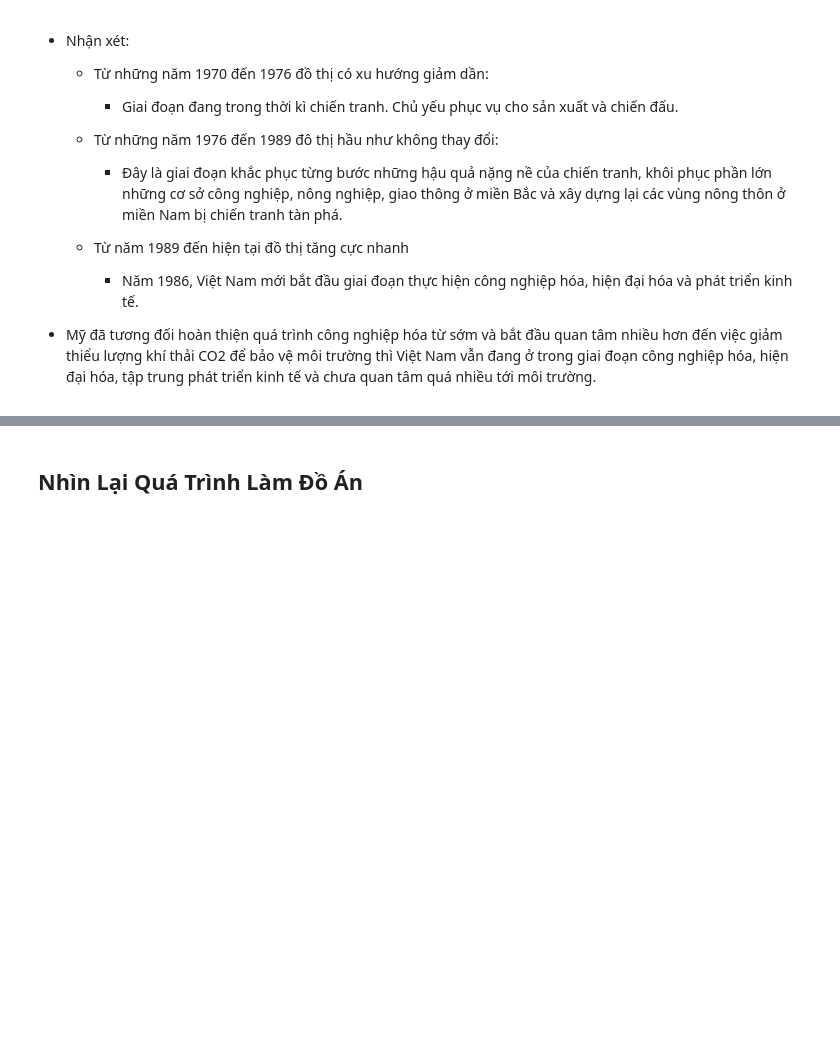
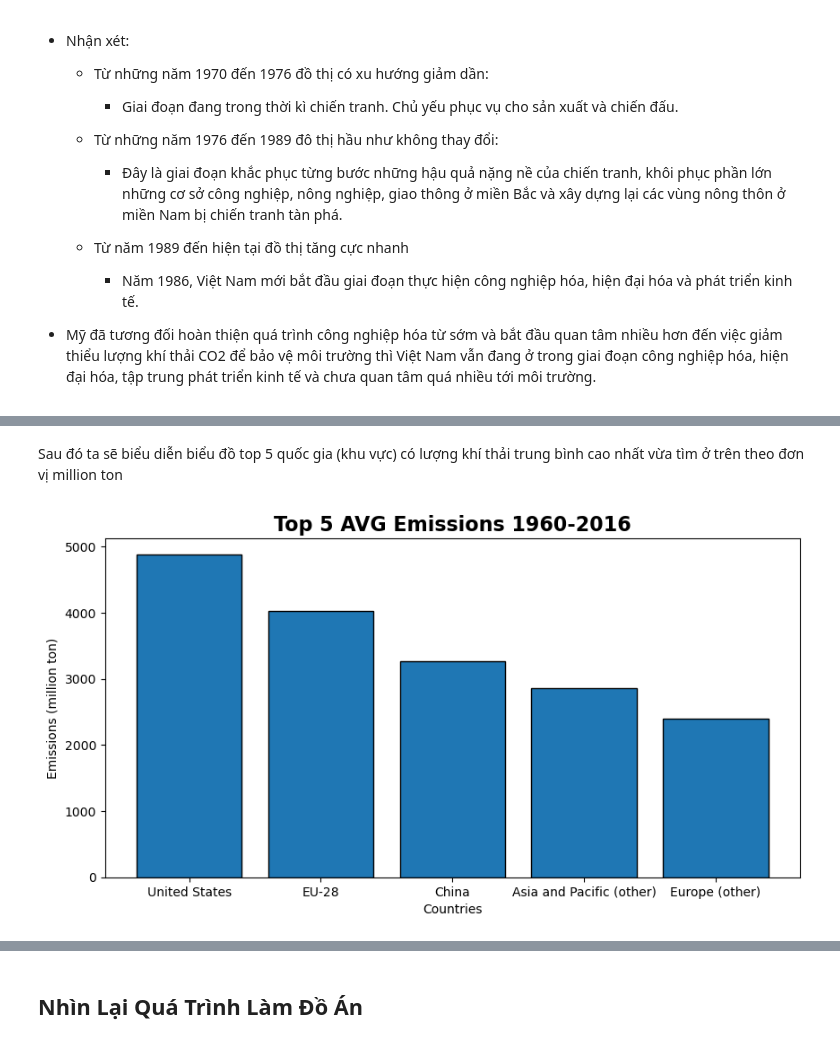
Before and after one commit to MinhTho-162/FinalProject-P4DS, a Jupyter notebook: main.ipynb, the cells around one changed output, grey strips where cells are left out. Saved outputs shown, nothing was run; the diff lists cells and outputs as text; code cells hidden in the pictures; blank space fills up the shorter version.

```diff
--- a/main.ipynb
+++ b/main.ipynb
@@ -317,0 +329,3 @@ axs[1].grid();
+# %%
+df_top = df.loc[df["Year"] >= 1960].groupby('Country').mean().reset_index().sort_values(by=["Co2"], ascending=False)
+df_top.head(6)
@@ -317,0 +340,20 @@ axs[1].grid();
+# %% [markdown]
+Sau đó ta sẽ biểu diễn biểu đồ top 5 quốc gia (khu vực) có lượng khí thải trung bình cao nhất vừa tìm ở trên theo đơn vị million ton
+# %%
+plt.figure(figsize=(10,5), dpi=100)
+
+y_pos = np.arange(len(df_top["Co2"].tolist()[1:6]))
+val_list = list(map(lambda x: x/1000000, df_top["Co2"].tolist()[1:6]))
+
+plt.bar(y_pos, val_list, edgecolor="black")
+plt.title("Top 5 AVG Emissions 1960-2016", fontdict={"fontweight":"bold", "fontsize":16})
+
+plt.xticks(y_pos, df_top["Country"].tolist()[1:6])
+plt.yticks
+
+plt.ylabel("Emissions (million ton)")
+plt.xlabel("Countries")
+
+plt.show()
+# %% [output]
+[figure, added]
```
Also changed, not shown: parts of 15 cells of this notebook.
